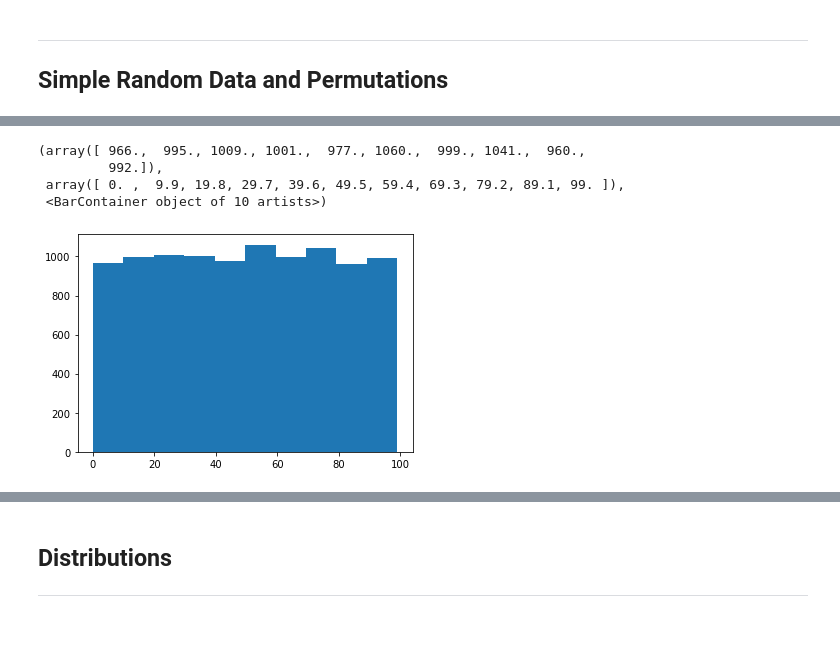
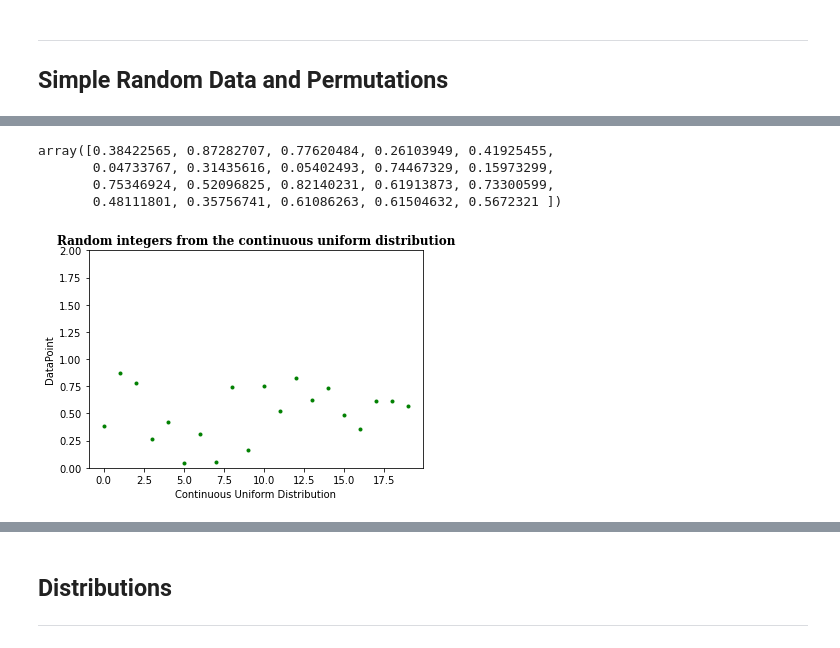
Before and after one commit to conor-mccaffrey/numpy_random, a Jupyter notebook: numpy_random.ipynb, the cells around one changed output, grey strips where cells are left out. Saved outputs shown, nothing was run; the diff lists cells and outputs as text; code cells hidden in the pictures.

```diff
--- a/numpy_random.ipynb
+++ b/numpy_random.ipynb
@@ -124,14 +142,16 @@ This has caused an error
 # %%
-x = rng.integers(100, size=10000)
+# Plotting using the numpy.random.Generator.random function
+# This function returns floats
+x2 = rng.random(size = 20) # 10 random floats
+plt.plot(x2, 'b.', color = 'green') # Some decorations
+plt.ylim(0,2.0) # setting x-axis limits
+plt.ylabel('DataPoint')
+plt.xlabel('Continuous Uniform Distribution')
+plt.title('Random integers from the continuous uniform distribution', fontweight = 'heavy', family = 'serif')
+x2
+# %% [output]
+array([0.38422565, 0.87282707, 0.77620484, 0.26103949, 0.41925455,
+       0.04733767, 0.31435616, 0.05402493, 0.74467329, 0.15973299,
+       0.75346924, 0.52096825, 0.82140231, 0.61913873, 0.73300599,
+       0.48111801, 0.35756741, 0.61086263, 0.61504632, 0.5672321 ])
+[figure, added]
-# %%
-# %matplotlib inline # magic command forcing plot to display if needed
-
-import matplotlib.pyplot as plt # import matplotlib and plot above function
-
-plt.hist(x)
-# %% [output]
-(array([ 966.,  995., 1009., 1001.,  977., 1060.,  999., 1041.,  960.,
-         992.]),
- array([ 0. ,  9.9, 19.8, 29.7, 39.6, 49.5, 59.4, 69.3, 79.2, 89.1, 99. ]),
- <BarContainer object of 10 artists>)
-[figure, removed]
```
Also changed, not shown: parts of 15 cells of this notebook, 3 other files.
